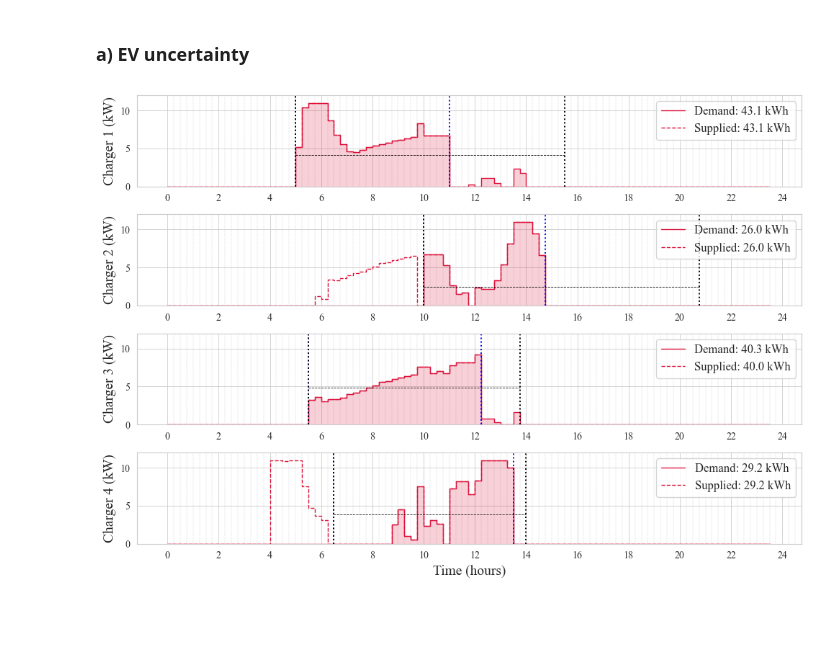
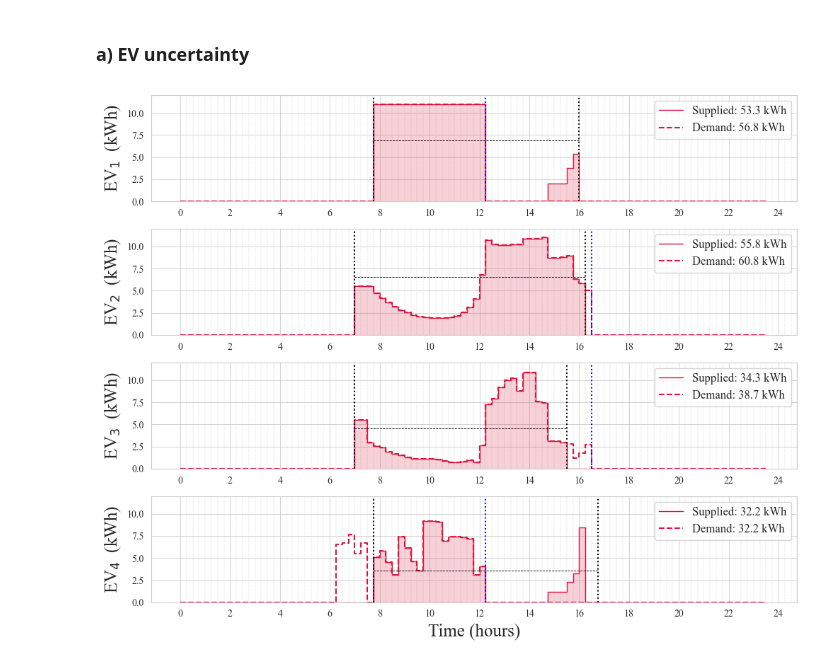
Before and after one commit to ES-Lab/ES-MDN-MPC, a Jupyter notebook: MDN_MPC_res.ipynb, the cells around one changed output. Drawn from its saved outputs; the diff is of its cells as text; code cells hidden in the pictures; blank space fills up the shorter version.

```diff
--- a/MDN_MPC_res.ipynb
+++ b/MDN_MPC_res.ipynb
@@ -208,7 +208,7 @@ optim = torch.optim.Adam(
 
 for epoch in range(8001):
     batch = ev_data  # shape: (B, 3)
-    arrival = batch[:, 0:1].float()
+    arrival = batch[:, 0:1].float()+2
     duration = batch[:, 1:2].float()
     energy = batch[:, 2:3].float()
 
@@ -399,0 +423,30 @@ plt.show()
+# %%
+import numpy as np
+import pandas as pd
+import matplotlib.pyplot as plt
+import seaborn as sns
+sns.set_style('whitegrid')
+# Set font to Times New Roman
+plt.rcParams['font.family'] = 'Times New Roman'
+
+plt.figure(figsize=(3, 3))
+
+# 2D: p(duration | arrival)
+ax2 = fig.add_subplot(1, 3, 2)
+sns.kdeplot(
+    x=df_clipped['arrival'],
+    y=df_clipped['duration'],
+    fill=True,
+    cmap=dark_gnbu,
+    thresh=0.05
+)
+# plt.title('${p(l \mid a)}$')
+
+plt.xlabel('Arrival time', fontsize=12)
+plt.ylabel('Length of stay', fontsize=12)
+# plt.title('Battery Energy Storage')
+# plt.legend(loc='lower right', fontsize=9)
+
+plt.grid(True, which='both', linestyle='--', linewidth=0.5)
+plt.tight_layout()
+plt.savefig('p2.png', dpi=300, bbox_inches='tight', pad_inches=0)  # Save with 300 DPI
@@ -495,7 +633,7 @@ from tqdm import tqdm
 
 class MPC:
     def __init__(self, num_chargers=4, time_resolution=0.25, storage_capacity=30,
-                 capacity_high_limit=0.8, capacity_low_limit=0.2, p_storage_limit=14, p_charger_limit=11):
+                 capacity_high_limit=0.85, capacity_low_limit=0.2, p_storage_limit=14, p_charger_limit=11):
         self.num_chargers = num_chargers
         self.time_resolution = time_resolution
         self.storage_capacity = storage_capacity
@@ -976,42 +1169,42 @@ sns.set_style('whitegrid')
 plt.rcParams['font.family'] = 'Times New Roman'
 
 # Create figure and first set of axes
-fig, axes = plt.subplots(4, 1, figsize=(10, 7))
+fig, axes = plt.subplots(4, 1, figsize=(10, 8))
 
 for i in range(len(axes)):
     # Plot for ax1 (Battery Power)
     axes[i].fill_between(time_steps, results['p_chargers'][:,i], color='crimson', alpha=0.2, edgecolor='None', step="pre")
-    line1, = axes[i].plot(time_steps, results['p_chargers'][:,i], color='crimson', linewidth=1, drawstyle='steps', label=f'Demand: {real_energies_initial[0,i]:.1f} kWh')
-    line2, = axes[i].plot(time_steps, results['p_chargers_ideal'][:,i], '--', color='crimson', linewidth=1, drawstyle='steps', label=f'Supplied: {applied_demand[i]:.1f} kWh')
+    line1, = axes[i].plot(time_steps, results['p_chargers'][:,i], color='crimson', linewidth=1, drawstyle='steps', label=f'Supplied: {applied_demand[i]:.1f} kWh')
+    line2, = axes[i].plot(time_steps, results['p_chargers_ideal'][:,i], '--', color='crimson', linewidth=1.5, drawstyle='steps', label=f'Demand: {real_energies_initial[0,i]:.1f} kWh')
 
     ts = np.where(est_availability[1:,i]>0)
     axes[i].axvline(x = (np.min(ts)-1)/4, color = 'blue', linestyle=':', linewidth=1.4)
     axes[i].axvline(x = (np.max(ts))/4, color = 'blue', linestyle=':', linewidth=1.4)
 
     ts = np.where(real_availability[1:,i]>0)
     axes[i].axvline(x = (np.min(ts)-1)/4, color = 'black', linestyle=':', linewidth=1.4)
     axes[i].axvline(x = (np.max(ts))/4, color = 'black', linestyle=':', linewidth=1.4)
 
     charging_time = np.arange(np.min(ts)-1, np.max(ts)+1)/4
     axes[i].plot(charging_time, np.repeat(real_energies_initial[0,i]/(max(charging_time)-min(charging_time)), len(charging_time)) , color = 'black', linestyle='--', linewidth=0.6)
 
-    axes[i].set_ylabel(f'Charger {i+1} (kW)', size=14)
+    axes[i].set_ylabel(f'EV$_{{{i+1}}}$  (kWh)', size=18)
     axes[i].set_ylim([0, 12])
     axes[i].grid(True, which='minor', linestyle='--', linewidth=0.3)
     axes[i].grid(True, which='major', linestyle='-', linewidth=0.6)
 
     # Set x-axis ticks
     minor_hours = np.arange(0, 25, 0.25)
     major_hours = np.arange(0, 25, 2)
     axes[i].set_xticks(minor_hours, minor=True)
     axes[i].set_xticks(major_hours, minor=False)
 
     # # Combine legends from both axes
     axes[i].legend(loc='upper right', fontsize=12)
 
-axes[i].set_xlabel('Time (hours)', size=14)
+axes[i].set_xlabel('Time (hours)', size=18)
 plt.tight_layout()
 # Save the figure
 plt.savefig('res_chargers.png', dpi=300, bbox_inches='tight', pad_inches=0.1)
 # %% [output]
-[figure, old version]
+[figure, new version]
```
Also changed, not shown: parts of 13 cells of this notebook, 2 other files.
